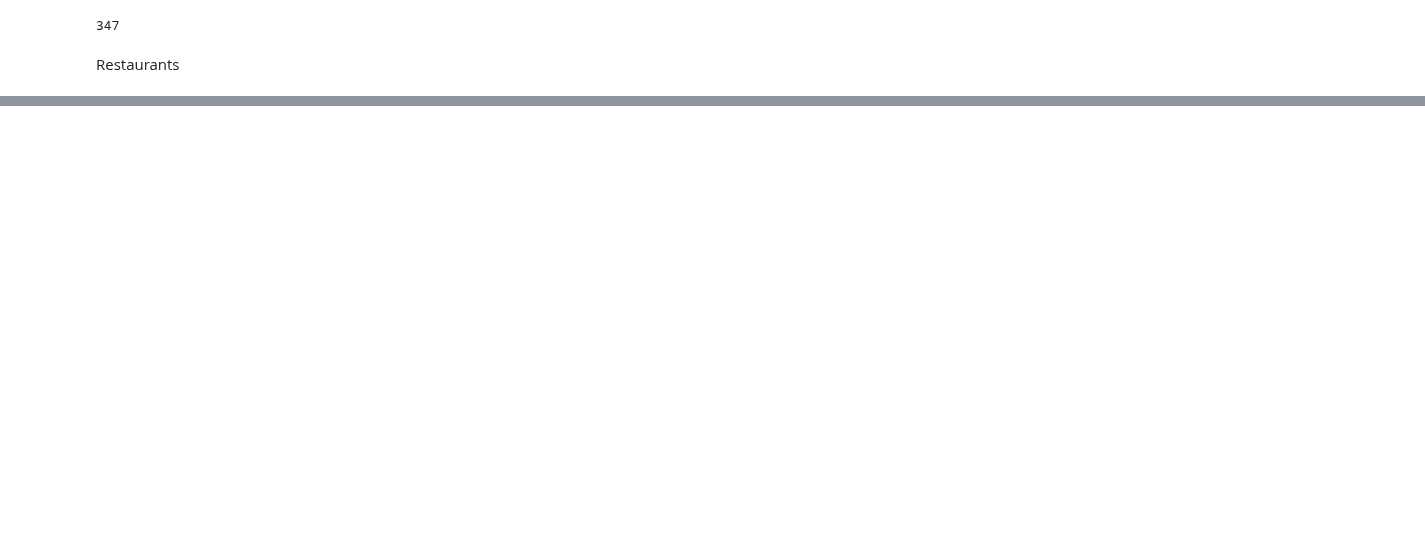
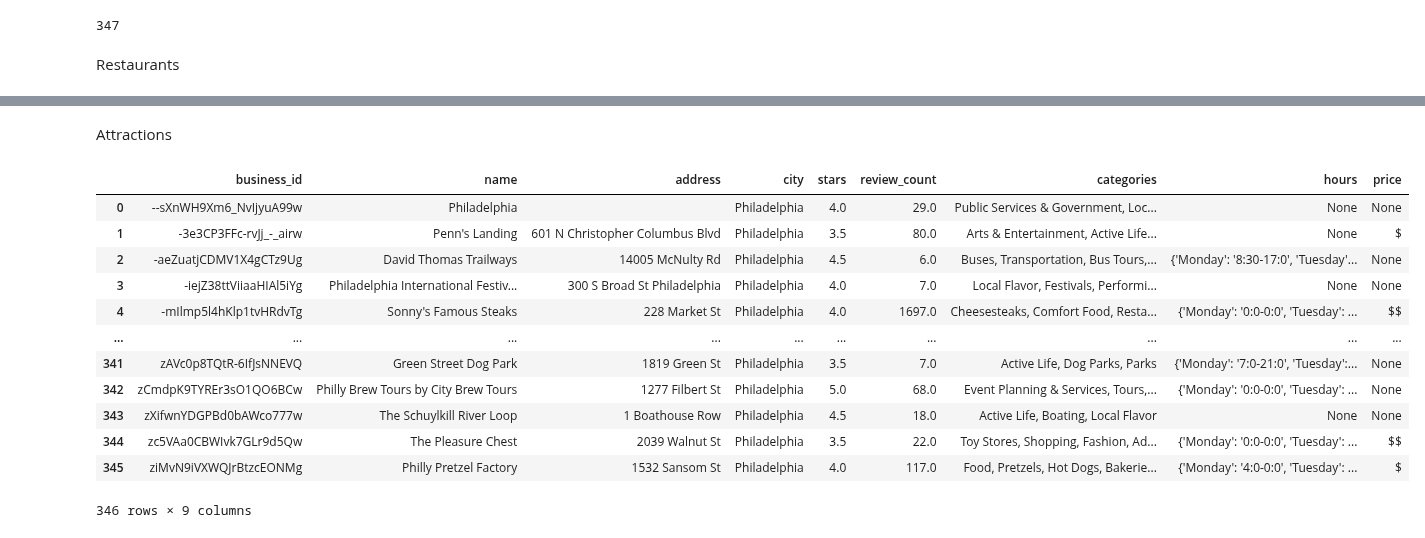
Before and after one commit to EthanWTL/Travel-Planning-AI, a Jupyter notebook: YelpDataSetCreation.ipynb, the cells around one changed output, grey strips where cells are left out. Cells and saved outputs as stored; diff of their text form; code cells hidden in the pictures; blank space fills up the shorter version.

```diff
--- a/YelpDataSetCreation.ipynb
+++ b/YelpDataSetCreation.ipynb
@@ -767,0 +625,11 @@ with open('Datasets/Restaurants_pruned.jsonl', 'w') as json_file:
+# %%
+import json
+import pandas as pd
+
+data = []
+with open('Datasets/Hotels_pruned.jsonl', 'r') as f:
+    for line in f:
+        data.append(json.loads(line))
+
+df = pd.DataFrame(data)
+df
@@ -767,0 +662,24 @@ with open('Datasets/Restaurants_pruned.jsonl', 'w') as json_file:
+# %% [markdown]
+Attractions
+# %%
+data = []
+with open('Datasets/Attractions_pruned.jsonl', 'r') as f:
+    for line in f:
+        data.append(json.loads(line))
+
+df = pd.DataFrame(data)
+df
+# %% [output]
+|  | business_id | name | address | city | stars | review_count | categories | hours | price |
+| 0 | --sXnWH9Xm6_NvIjyuA99w | Philadelphia |  | Philadelphia | 4.0 | 29.0 | Public Services & Government, Loc... | None | None |
+| 1 | -3e3CP3FFc-rvJj_-_airw | Penn's Landing | 601 N Christopher Columbus Blvd | Philadelphia | 3.5 | 80.0 | Arts & Entertainment, Active Life... | None | $ |
+| 2 | -aeZuatjCDMV1X4gCTz9Ug | David Thomas Trailways | 14005 McNulty Rd | Philadelphia | 4.5 | 6.0 | Buses, Transportation, Bus Tours,... | {'Monday': '8:30-17:0', 'Tuesday'... | None |
+| 3 | -iejZ38ttViiaaHIAl5iYg | Philadelphia International Festiv... | 300 S Broad St Philadelphia | Philadelphia | 4.0 | 7.0 | Local Flavor, Festivals, Performi... | None | None |
+| 4 | -mIlmp5l4hKlp1tvHRdvTg | Sonny's Famous Steaks | 228 Market St | Philadelphia | 4.0 | 1697.0 | Cheesesteaks, Comfort Food, Resta... | {'Monday': '0:0-0:0', 'Tuesday': ... | $$ |
+| ... | ... | ... | ... | ... | ... | ... | ... | ... | ... |
+| 341 | zAVc0p8TQtR-6IfJsNNEVQ | Green Street Dog Park | 1819 Green St | Philadelphia | 3.5 | 7.0 | Active Life, Dog Parks, Parks | {'Monday': '7:0-21:0', 'Tuesday':... | None |
+| 342 | zCmdpK9TYREr3sO1QO6BCw | Philly Brew Tours by City Brew Tours | 1277 Filbert St | Philadelphia | 5.0 | 68.0 | Event Planning & Services, Tours,... | {'Monday': '0:0-0:0', 'Tuesday': ... | None |
+| 343 | zXifwnYDGPBd0bAWco777w | The Schuylkill River Loop | 1 Boathouse Row | Philadelphia | 4.5 | 18.0 | Active Life, Boating, Local Flavor | None | None |
+| 344 | zc5VAa0CBWIvk7GLr9d5Qw | The Pleasure Chest | 2039 Walnut St | Philadelphia | 3.5 | 22.0 | Toy Stores, Shopping, Fashion, Ad... | {'Monday': '0:0-0:0', 'Tuesday': ... | $$ |
+| 345 | ziMvN9iVXWQJrBtzcEONMg | Philly Pretzel Factory | 1532 Sansom St | Philadelphia | 4.0 | 117.0 | Food, Pretzels, Hot Dogs, Bakerie... | {'Monday': '4:0-0:0', 'Tuesday': ... | $ |
+346 rows × 9 columns
```
Also changed, not shown: parts of 30 cells of this notebook.
